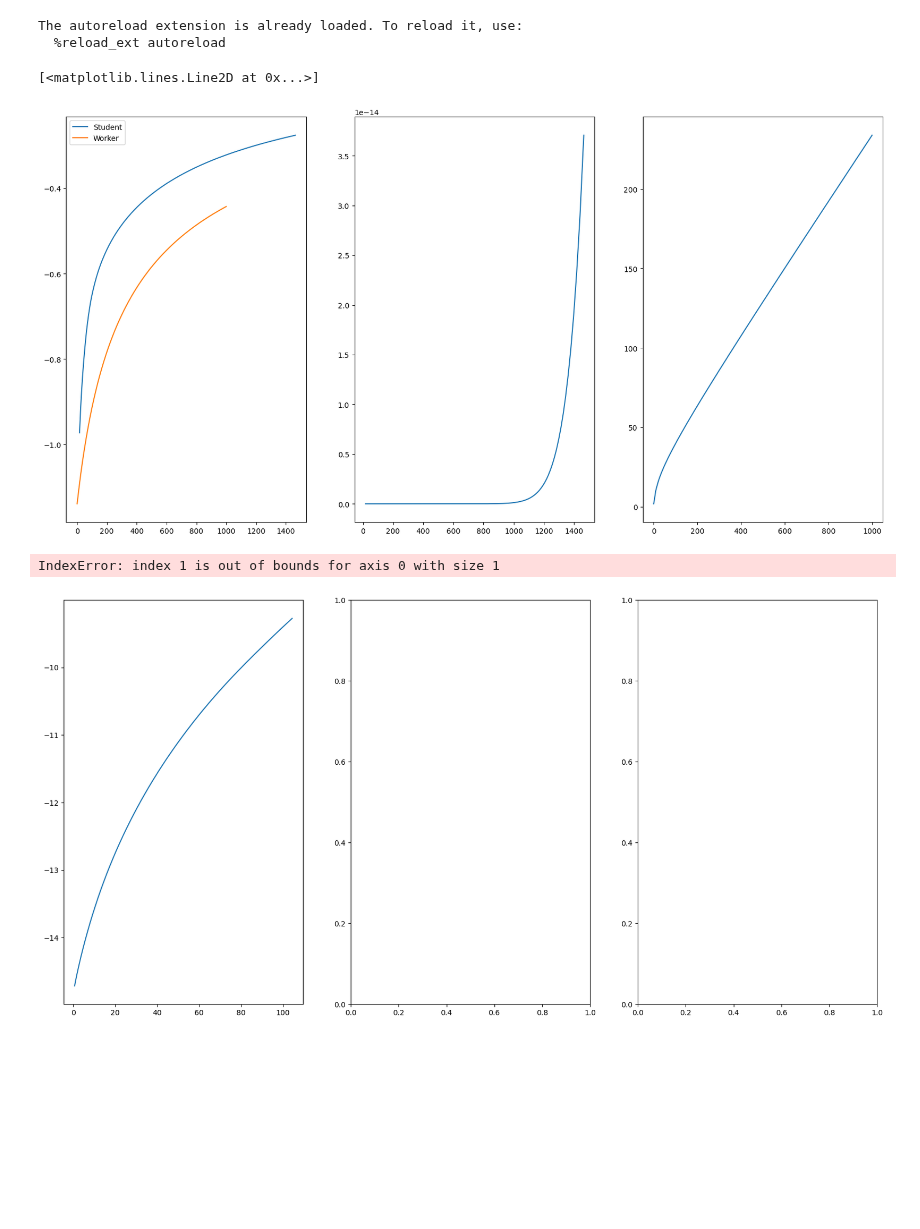
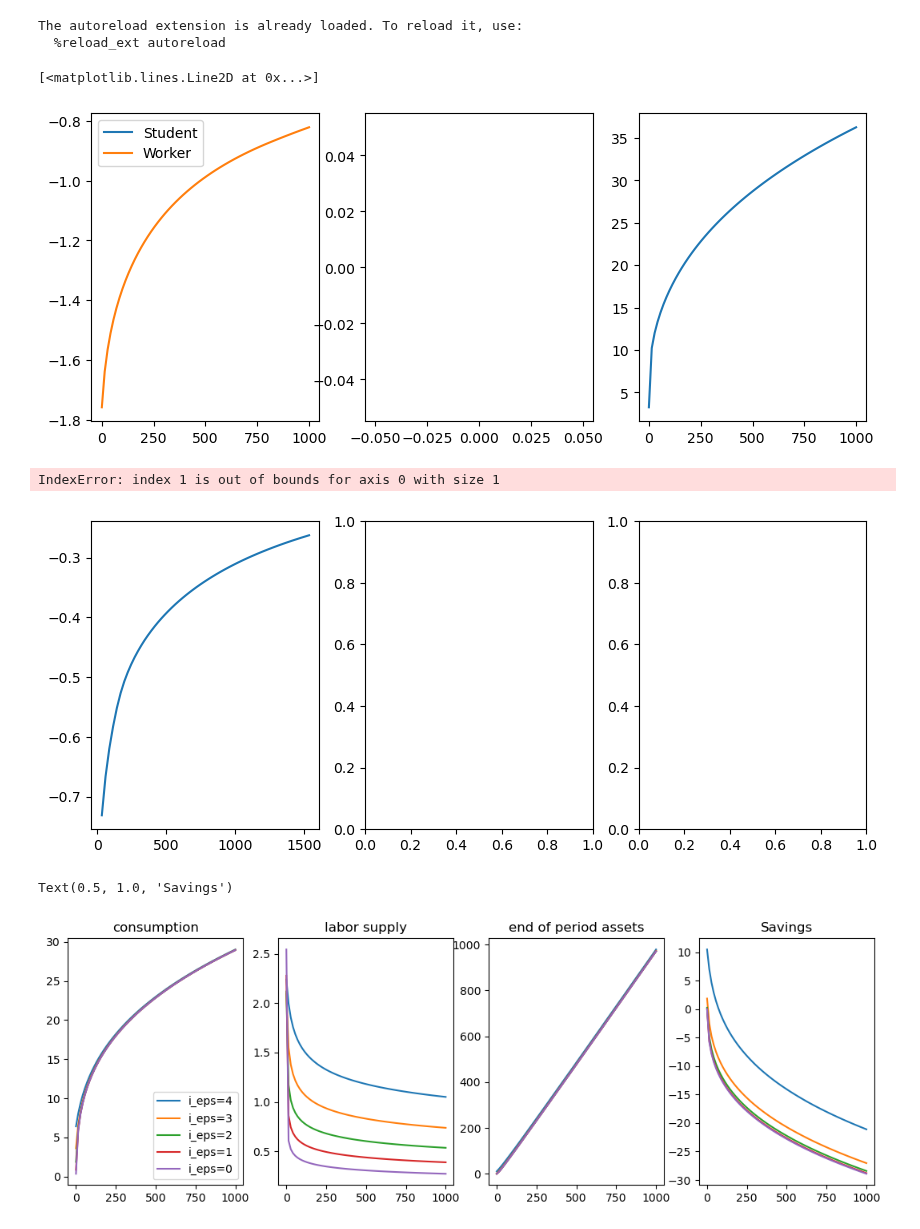
Before and after one commit to ansofol/DP_term_paper, a Jupyter notebook: main_model/test_run.ipynb, the cells around one changed output. Cells and saved outputs as stored; diff of their text form; code cells hidden in the pictures; blank space fills up the shorter version.

```diff
--- a/main_model/test_run.ipynb
+++ b/main_model/test_run.ipynb
@@ -11,10 +11,10 @@ The autoreload extension is already loaded. To reload it, use:
 model = Model()
 model.setup()
 
-model.par.Na = 200
+model.par.Na = 50
 model.par.Tmax = 45
 model.par.a_max = 1000
-model.par.Smax = 10
+model.par.Smax = 4
 model.par.Ntypes = 1
 model.par.sigma_taste = 0.01
 
@@ -25,26 +25,27 @@ sol = model.sol
 # %%
 model.solve()
 # %%
-t = 8
-s = 8
+t = -2
+s = 3
+type = 0
 
-fig,ax = plt.subplots(1,3,figsize=(20,10))
+fig,ax = plt.subplots(1,3,figsize=(10,4))
 
-ax[0].plot(sol.m[0,t,0,s,:,0],sol.V[0,t,0,s,:,0],label = "Student")
-ax[0].plot(sol.m[0,t,1,s,:,0],sol.V[0,t,1,s,:,0],label = "Worker")
+ax[0].plot(sol.m[type,t,0,s,:,0],sol.V[type,t,0,s,:,0],label = "Student")
+ax[0].plot(sol.m[type,t,1,s,:,0],sol.V[type,t,1,s,:,0],label = "Worker")
 ax[0].legend()
 
-ax[1].plot(sol.m[0,t,0,s,:,0],sol.ccp_work[0,t,0,s,:,0],label = "Student")
+ax[1].plot(sol.m[type,t,0,s,:,0],sol.ccp_work[type,t,0,s,:,0],label = "Student")
 
-ax[2].plot(sol.m[0,t,1,s,:,0],sol.c[0,t,1,s,:,0],label = "Student")
+ax[2].plot(sol.m[type,t,1,s,:,0],sol.c[type,t,1,s,:,0],label = "Student")
 # %% [output]
 [<matplotlib.lines.Line2D at 0x...>]
-[figure, old version]
+[figure, new version]
 # %%
 t = 2
 s = 2
 
-fig,ax = plt.subplots(1,3,figsize=(20,10))
+fig,ax = plt.subplots(1,3,figsize=(10,4))
 
 ax[0].plot(sol.m[0,t,0,s,:,0],sol.V[0,t,0,s,:,0],label = "Clever and Rich Economist")
 ax[0].plot(sol.m[1,t,0,s,:,0],sol.V[1,t,0,s,:,0],label = "Stupid and Poor Economist")
@@ -55,4 +56,46 @@ ax[1].plot(sol.m[0,t,0,s,:,0],sol.ccp_work[0,t,0,s,:,0],label = "Student")
 ax[2].plot(sol.m[0,t,0,s,:,0],sol.c[0,t,0,s,:,0],label = "Student")
 # %% [output]
 IndexError: index 1 is out of bounds for axis 0 with size 1
-[figure, old version]
+[figure, new version]
+# %%
+# plot some policy functions, just to be sure
+t = -1
+edu = 0
+type = 0
+
+fig = plt.figure(figsize=(13,4))
+ax = fig.add_subplot(1,4,1)
+ax.plot(sol.m[type, t, 1, edu, par.Ba:, 4], sol.c[type, t, 1, edu, par.Ba:, 4], label='i_eps=4')
+ax.plot(sol.m[type, t, 1, edu, par.Ba:, 3], sol.c[type, t, 1, edu, par.Ba:, 3], label='i_eps=3')
+ax.plot(sol.m[type, t, 1, edu, par.Ba:, 2], sol.c[type, t, 1, edu, par.Ba:, 2], label='i_eps=2')
+ax.plot(sol.m[type, t, 1, edu, par.Ba:, 1], sol.c[type, t, 1, edu, par.Ba:, 1], label='i_eps=1')
+ax.plot(sol.m[type, t, 1, edu, par.Ba:, 0], sol.c[type, t, 1, edu, par.Ba:, 0], label='i_eps=0')
+ax.set_title('consumption')
+ax.legend()
+
+ax = fig.add_subplot(1,4,2)
+ax.plot(sol.m[type, t, 1, edu, par.Ba:, 4], sol.ell[type, t, 1, edu, par.Ba:, 4])
+ax.plot(sol.m[type, t, 1, edu, par.Ba:, 3], sol.ell[type, t, 1, edu, par.Ba:, 3])
+ax.plot(sol.m[type, t, 1, edu, par.Ba:, 2], sol.ell[type, t, 1, edu, par.Ba:, 2])
+ax.plot(sol.m[type, t, 1, edu, par.Ba:, 1], sol.ell[type, t, 1, edu, par.Ba:, 1])
+ax.plot(sol.m[type, t, 1, edu, par.Ba:, 0], sol.ell[type, t, 1, edu, par.Ba:, 0])
+ax.set_title('labor supply')
+
+ax = fig.add_subplot(1,4,3)
+ax.plot(sol.m[type, t, 1, edu, par.Ba:, 4], sol.a[type, t, 1, edu, par.Ba:, 4])
+ax.plot(sol.m[type, t, 1, edu, par.Ba:, 3], sol.a[type, t, 1, edu, par.Ba:, 3])
+ax.plot(sol.m[type, t, 1, edu, par.Ba:, 2], sol.a[type, t, 1, edu, par.Ba:, 2])
+ax.plot(sol.m[type, t, 1, edu, par.Ba:, 1], sol.a[type, t, 1, edu, par.Ba:, 1])
+ax.plot(sol.m[type, t, 1, edu, par.Ba:, 0], sol.a[type, t, 1, edu, par.Ba:, 0])
+ax.set_title('end of period assets')
+
+ax = fig.add_subplot(1,4,4)
+ax.plot(sol.m[type, t, 1, edu, par.Ba:, 4], sol.a[type, t, 1, edu, par.Ba:, 4]-sol.m[type, t, 1, edu, par.Ba:, 4])
+ax.plot(sol.m[type, t, 1, edu, par.Ba:, 3], sol.a[type, t, 1, edu, par.Ba:, 3]-sol.m[type, t, 1, edu, par.Ba:, 3])
+ax.plot(sol.m[type, t, 1, edu, par.Ba:, 2], sol.a[type, t, 1, edu, par.Ba:, 2]-sol.m[type, t, 1, edu, par.Ba:, 2])
+ax.plot(sol.m[type, t, 1, edu, par.Ba:, 1], sol.a[type, t, 1, edu, par.Ba:, 1]-sol.m[type, t, 1, edu, par.Ba:, 1])
+ax.plot(sol.m[type, t, 1, edu, par.Ba:, 0], sol.a[type, t, 1, edu, par.Ba:, 0]-sol.m[type, t, 1, edu, par.Ba:, 0])
+ax.set_title('Savings')
+# %% [output]
+Text(0.5, 1.0, 'Savings')
+[figure, added]
```
Also changed, not shown: 2 other files.
